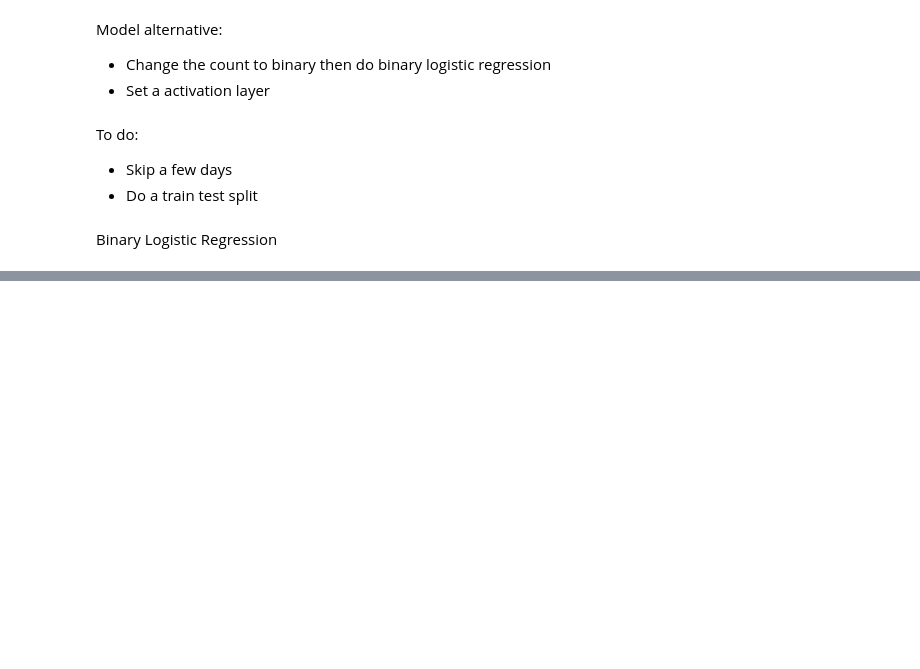
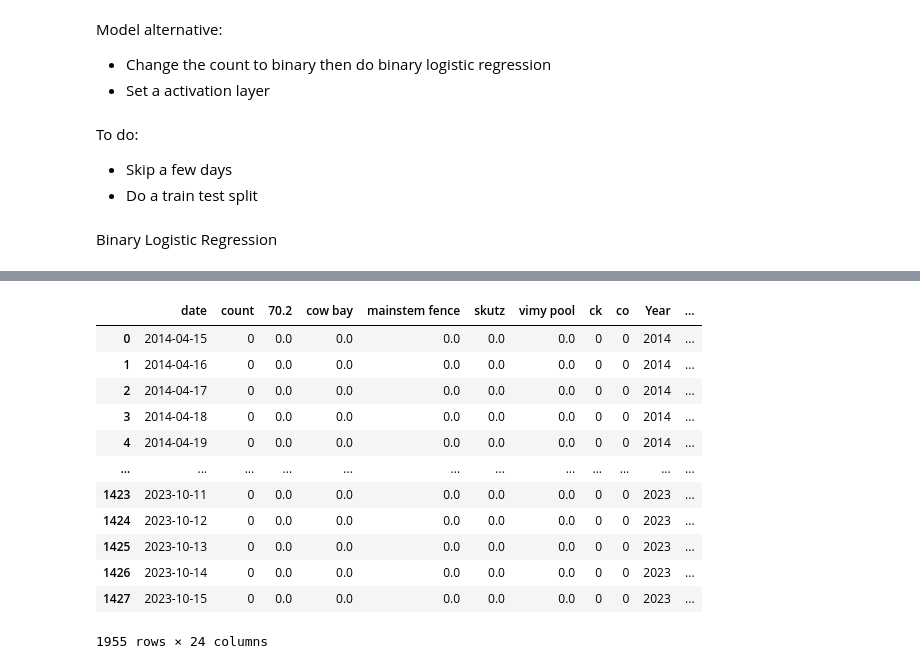
Before and after one commit to brahmwg/Bottlenecks_MDS_Capstone, a Jupyter notebook: outMigration_model/outM.ipynb, the cells around one changed output, grey strips where cells are left out. Cells and saved outputs as stored; diff of their text form; code cells hidden in the pictures; blank space fills up the shorter version.

```diff
--- a/outMigration_model/outM.ipynb
+++ b/outMigration_model/outM.ipynb
@@ -654,0 +1022,3 @@ chart.display()
+# %%
+df_final['Year'] = df_final['date'].dt.year
+df_final.head()
@@ -654,0 +1032,3 @@ chart.display()
+# %%
+wMacro = df_final.merge(flowTemp, how='left', left_on='Year', right_index=True)
+wMacro.head()
@@ -654,0 +1059,3 @@ chart.display()
+# %%
+df_joined = pd.merge(wMacro, tem_cow, how='left', left_on='date', right_index = True)
+df_joined.head()
@@ -654,0 +1070,3 @@ chart.display()
+# %%
+df_joined.drop(['RELATIVE_HUMIDITY', 'WIND_SPEED', 'WINDCHILL', 'DEW_POINT_TEMP'], axis=1, inplace=True)
+df_joined.head()
@@ -654,0 +1097,17 @@ chart.display()
+# %%
+df_complete = pd.merge(df_joined, flow_cow, how='left', left_on='date', right_index = True)
+df_complete
+# %% [output]
+|  | date | count | 70.2 | cow bay | mainstem fence | skutz | vimy pool | ck | co | Year | ... |
+| 0 | 2014-04-15 | 0 | 0.0 | 0.0 | 0.0 | 0.0 | 0.0 | 0 | 0 | 2014 | ... |
+| 1 | 2014-04-16 | 0 | 0.0 | 0.0 | 0.0 | 0.0 | 0.0 | 0 | 0 | 2014 | ... |
+| 2 | 2014-04-17 | 0 | 0.0 | 0.0 | 0.0 | 0.0 | 0.0 | 0 | 0 | 2014 | ... |
+| 3 | 2014-04-18 | 0 | 0.0 | 0.0 | 0.0 | 0.0 | 0.0 | 0 | 0 | 2014 | ... |
+| 4 | 2014-04-19 | 0 | 0.0 | 0.0 | 0.0 | 0.0 | 0.0 | 0 | 0 | 2014 | ... |
+| ... | ... | ... | ... | ... | ... | ... | ... | ... | ... | ... | ... |
+| 1423 | 2023-10-11 | 0 | 0.0 | 0.0 | 0.0 | 0.0 | 0.0 | 0 | 0 | 2023 | ... |
+| 1424 | 2023-10-12 | 0 | 0.0 | 0.0 | 0.0 | 0.0 | 0.0 | 0 | 0 | 2023 | ... |
+| 1425 | 2023-10-13 | 0 | 0.0 | 0.0 | 0.0 | 0.0 | 0.0 | 0 | 0 | 2023 | ... |
+| 1426 | 2023-10-14 | 0 | 0.0 | 0.0 | 0.0 | 0.0 | 0.0 | 0 | 0 | 2023 | ... |
+| 1427 | 2023-10-15 | 0 | 0.0 | 0.0 | 0.0 | 0.0 | 0.0 | 0 | 0 | 2023 | ... |
+1955 rows × 24 columns
```
Also changed, not shown: parts of 107 cells of this notebook.
